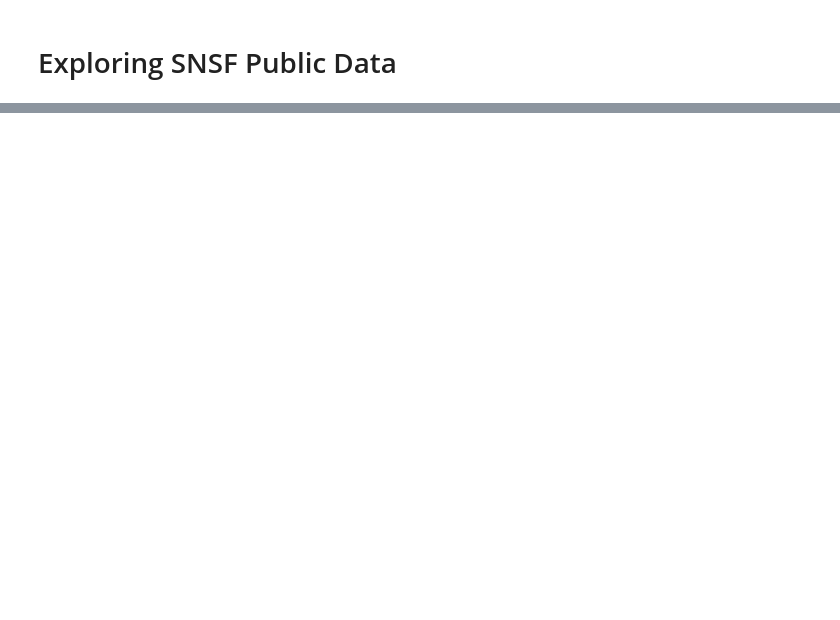
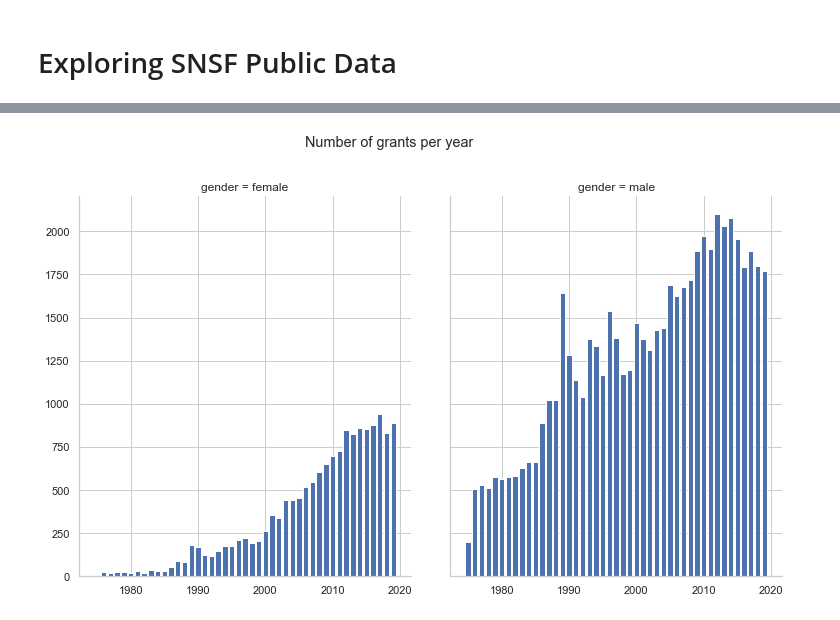
Before and after one commit to zambujo/p3data, a Jupyter notebook: exploration.ipynb, the cells around one changed output, grey strips where cells are left out. Drawn from its saved outputs; the diff is of its cells as text; code cells hidden in the pictures; blank space fills up the shorter version.

```diff
--- a/exploration.ipynb
+++ b/exploration.ipynb
@@ -21,0 +102,22 @@ people=pd.read_feather('data/person.feather')
+# %%
+# grants represented by their main applicants
+pi = grantees.query('role == "responsible_applicant"').merge(grants, on='project_number')
+# adding gender from people table
+pi = pi.merge(people[['person_id_snsf', 'gender']], on='person_id_snsf')
+pi = pi.drop(['index_x', 'index_y'], axis=1)
+# %%
+annual_counts = pi.groupby(['year', 'gender']).size().reset_index().rename(columns={0:'count'})
+annual_funding = pi.groupby(['year', 'gender'])['approved_amount'].sum().reset_index()
+annual_stats = annual_counts.merge(annual_funding, on=['year', 'gender'])
+annual_stats = annual_stats.query('year < 2020')
+# %%
+sns.set_style("whitegrid")
+g = sns.FacetGrid(col = 'gender', data=annual_stats)
+g.map(plt.bar, 'year', 'count')
+g.fig.set_figwidth(12)
+g.fig.set_figheight(8)
+g.set_axis_labels('', '')
+g.fig.suptitle('Number of grants per year')
+g;
+# %% [output]
+[figure, added]
```
Also changed, not shown: parts of 21 cells of this notebook.
